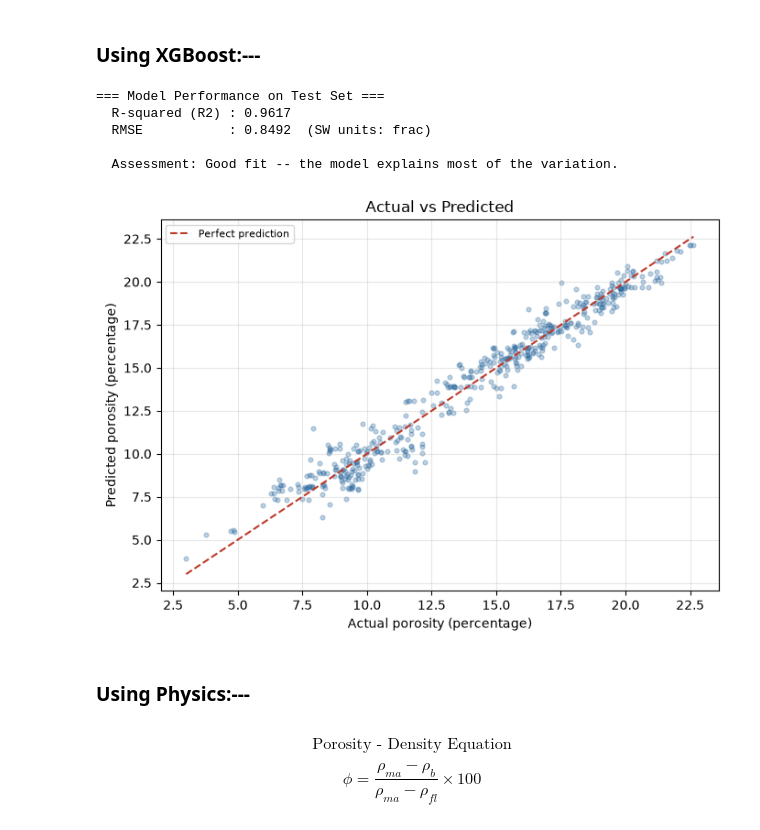
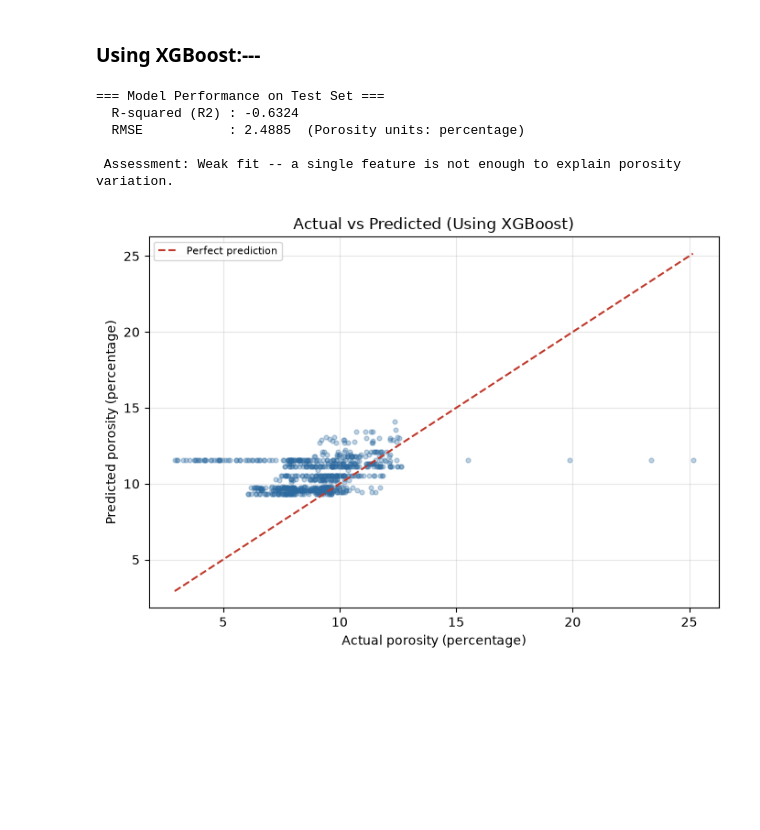
Before and after one commit to sadaraka-kadi/probable-eureka, a Jupyter notebook: notebooks/01_data_exploration.ipynb, the cells around one changed output. Saved outputs shown, nothing was run; the diff lists cells and outputs as text; code cells hidden in the pictures; blank space fills up the shorter version.

```diff
--- a/notebooks/01_data_exploration.ipynb
+++ b/notebooks/01_data_exploration.ipynb
@@ -395,3 +447,14 @@ plt.tight_layout()
+# %%
+# Step 1: Select feature and target
+model_df = df[["bulk_density_gcc", "porosity_pct"]].dropna()
+X = model_df[["bulk_density_gcc"]]
+y = model_df["porosity_pct"]
+
+train_mask = df["well_id"]== "BLT-01"
+test_mask = df["well_id"] == "PKP-01"
+
+X_train, y_train = X[train_mask], y[train_mask]
+X_test, y_test = X[test_mask], y[test_mask]
 # %% [markdown]
 ### Linear Regression:---
 # %%
@@ -514,69 +552,50 @@ plt.show()
 # %% [markdown]
 ### Using XGBoost:---
 # %%
-# Step 1: Select feature and target
-model_df = df[["bulk_density_gcc", "gamma_ray_api", "formation_thickness_m","porosity_pct", "physics_porosity_pct"]].dropna()
-X = model_df[["bulk_density_gcc", "gamma_ray_api", "formation_thickness_m"]]
-y = model_df["porosity_pct"]
-
-# Step 2: Split into train and test sets
-X_train, X_test, y_train, y_test = train_test_split(
-    X, y, test_size=0.20, random_state=42
-)
-
-# Step 3: Create and train the model
-model = XGBRegressor(
+model_3 = XGBRegressor(
     n_estimators=100,
     max_depth=5,
     learning_rate=0.05,
     subsample=0.8,
     random_state=42
 )
 
-model.fit(X_train, y_train)
+model_3.fit(X_train, y_train)
 
-# Step 4: Make predictions on the test set
-y_pred = model.predict(X_test)
+y_pred = model_3.predict(X_test)
 
-# Step 5: Evaluate -- print R2, RMSE, and the equation
-r2   = r2_score(y_test, y_pred)
-mse  = mean_squared_error(y_test, y_pred)
-rmse = np.sqrt(mse)
+xg_r2   = r2_score(y_test, y_pred)
+xg_mse  = mean_squared_error(y_test, y_pred)
+xg_rmse = np.sqrt(xg_mse)
 
 print("=== Model Performance on Test Set ===")
-print(f"  R-squared (R2) : {r2:.4f}")
-print(f"  RMSE           : {rmse:.4f}  (SW units: frac)")
-#print(f"\n Equation: porosity = {model.coef_[0]:.4f} * bulk_density + {model.intercept_:.4f}")
-if r2 > 0.7:
+print(f"  R-squared (R2) : {xg_r2:.4f}")
+print(f"  RMSE           : {xg_rmse:.4f}  (Porosity units: percentage)")
+
+if xg_r2 > 0.7:
     print("\n  Assessment: Good fit -- the model explains most of the variation.")
-elif r2 > 0.4:
+elif xg_r2 > 0.4:
     print("\n Assessment: Moderate fit -- there is real signal but also unexplained scatter.")
 else:
     print("\n Assessment: Weak fit -- a single feature is not enough to explain porosity variation.")
 
-# Step 6: Plot Actual vs Predicted
 fig, ax = plt.subplots(figsize=(7, 5))
 ax.scatter(y_test, y_pred, alpha=0.3, s=12, color="#2d6a9f")
 min_val = min(y_test.min(), y_pred.min())
 max_val = max(y_test.max(), y_pred.max())
 ax.plot([min_val, max_val], [min_val, max_val], color="#c0392b", linewidth=1.5, linestyle="--", label="Perfect prediction")
 ax.set_xlabel("Actual porosity (percentage)")
 ax.set_ylabel("Predicted porosity (percentage)")
-ax.set_title("Actual vs Predicted")
+ax.set_title("Actual vs Predicted (Using XGBoost)")
 ax.legend(fontsize=8)
 ax.grid(True, alpha=0.3)
 
 plt.tight_layout()
 plt.show()
 # %% [output]
 === Model Performance on Test Set ===
-  R-squared (R2) : 0.9617
-  RMSE           : 0.8492  (SW units: frac)
+  R-squared (R2) : -0.6324
+  RMSE           : 2.4885  (Porosity units: percentage)
 
-  Assessment: Good fit -- the model explains most of the variation.
+ Assessment: Weak fit -- a single feature is not enough to explain porosity variation.
-[figure, old version]
+[figure, new version]
-# %% [markdown]
-### Using Physics:---
-# %% [markdown]
-$$\text{Porosity - Density Equation}$$
-$$\phi = \frac{\rho_{ma} - \rho_b}{\rho_{ma} - \rho_{fl}} \times 100$$
```
Also changed, not shown: parts of 12 cells of this notebook.
